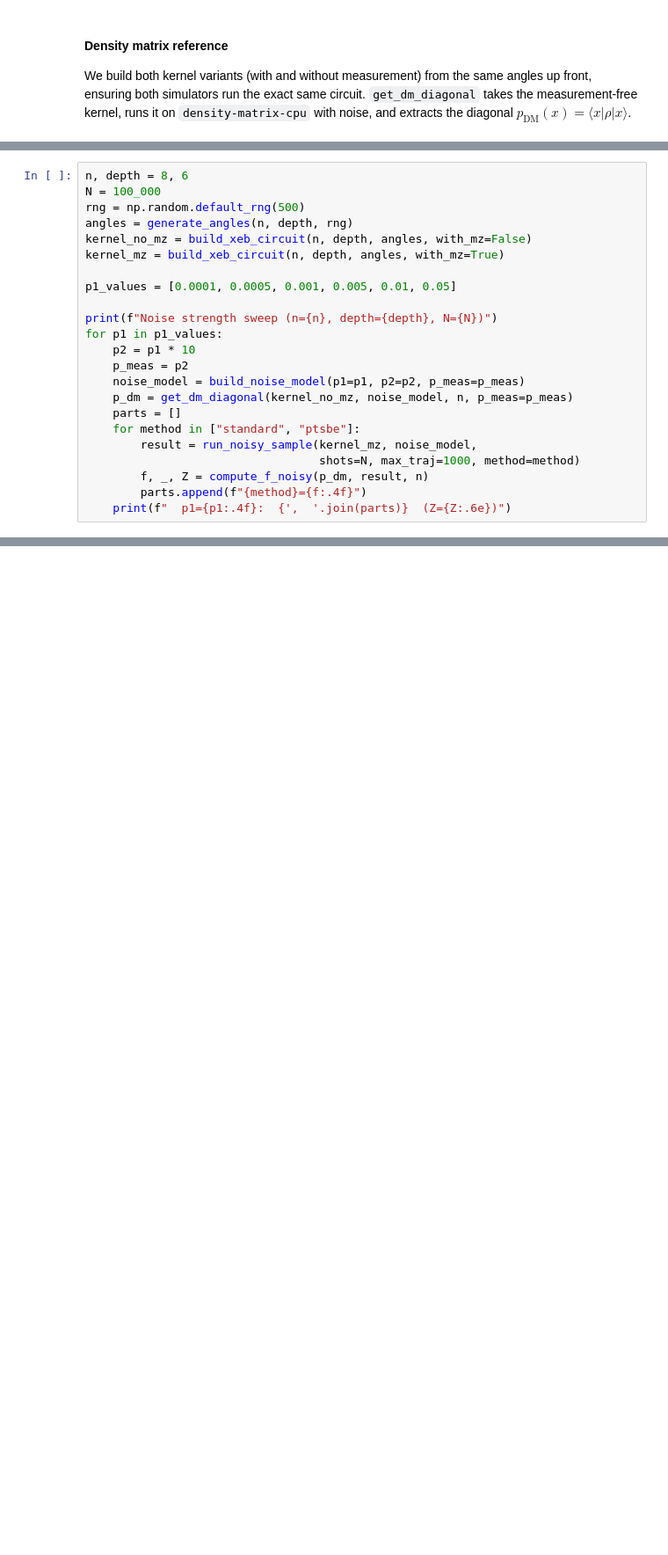
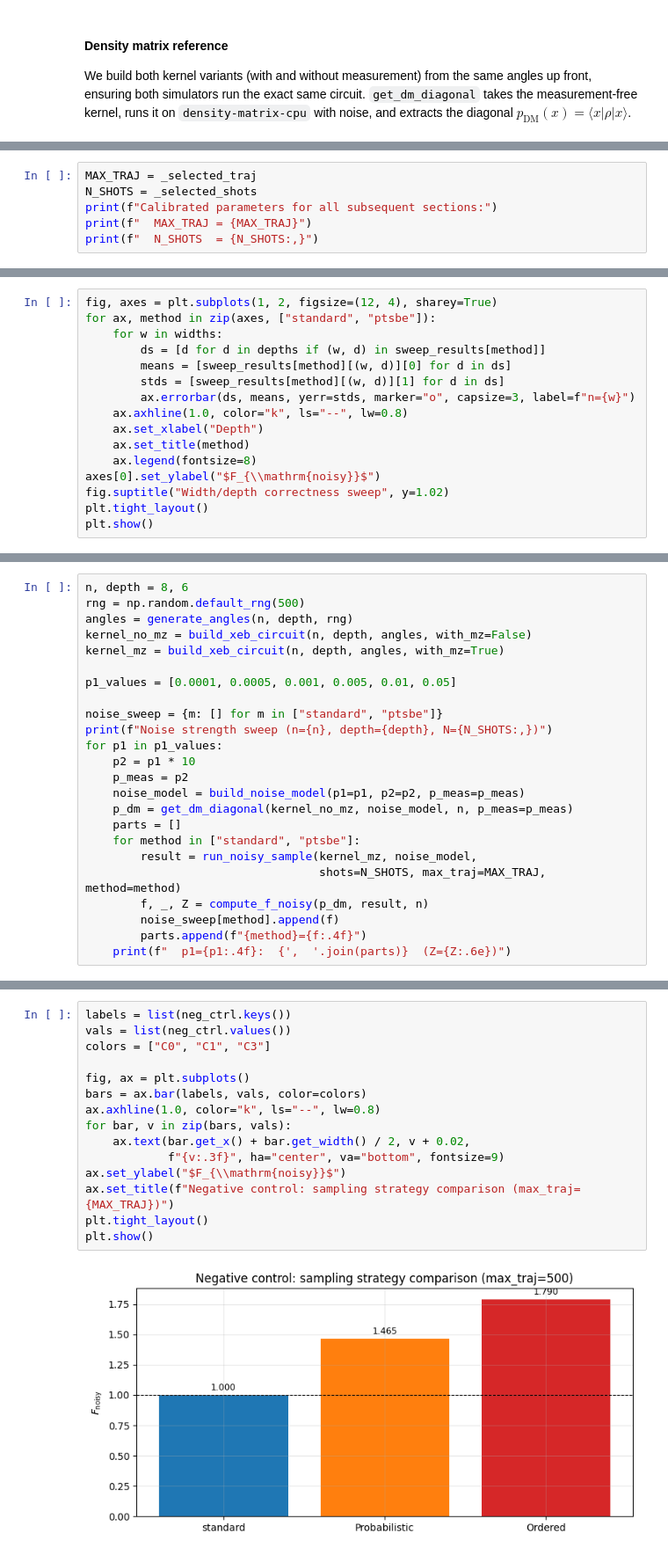
Before and after one commit to taalexander/cuda-quantum, a Jupyter notebook: docs/sphinx/examples/python/ptsbe_accuracy_verification.ipynb, the cells around one changed output, grey strips where cells are left out. Shown at 88% size. Saved outputs shown, nothing was run; the diff lists cells and outputs as text; blank space fills up the shorter version.

```diff
--- a/docs/sphinx/examples/python/ptsbe_accuracy_verification.ipynb
+++ b/docs/sphinx/examples/python/ptsbe_accuracy_verification.ipynb
@@ -476,0 +440,6 @@ for N in shot_counts:
+# %%
+MAX_TRAJ = _selected_traj
+N_SHOTS = _selected_shots
+print(f"Calibrated parameters for all subsequent sections:")
+print(f"  MAX_TRAJ = {MAX_TRAJ}")
+print(f"  N_SHOTS  = {N_SHOTS:,}")
@@ -477 +504,17 @@ for N in shot_counts:
+# %%
+fig, axes = plt.subplots(1, 2, figsize=(12, 4), sharey=True)
+for ax, method in zip(axes, ["standard", "ptsbe"]):
+    for w in widths:
+        ds = [d for d in depths if (w, d) in sweep_results[method]]
+        means = [sweep_results[method][(w, d)][0] for d in ds]
+        stds = [sweep_results[method][(w, d)][1] for d in ds]
+        ax.errorbar(ds, means, yerr=stds, marker="o", capsize=3, label=f"n={w}")
+    ax.axhline(1.0, color="k", ls="--", lw=0.8)
+    ax.set_xlabel("Depth")
+    ax.set_title(method)
+    ax.legend(fontsize=8)
+axes[0].set_ylabel("$F_{\\mathrm{noisy}}$")
+fig.suptitle("Width/depth correctness sweep", y=1.02)
+plt.tight_layout()
+plt.show()
 # %% [markdown]
@@ -480,7 +523,6 @@ for N in shot_counts:
 $F_{\text{noisy}}$ vs single-qubit error rate $p_1$ for a fixed circuit. Both simulators use the same noise at each rate. $F_{\text{noisy}}$ should stay near 1.0 across all rates, confirming the metric is not regime-dependent.
 # %%
 n, depth = 8, 6
-N = 100_000
 rng = np.random.default_rng(500)
 angles = generate_angles(n, depth, rng)
 kernel_no_mz = build_xeb_circuit(n, depth, angles, with_mz=False)
@@ -488,7 +530,8 @@ kernel_mz = build_xeb_circuit(n, depth, angles, with_mz=True)
 
 p1_values = [0.0001, 0.0005, 0.001, 0.005, 0.01, 0.05]
 
-print(f"Noise strength sweep (n={n}, depth={depth}, N={N})")
+noise_sweep = {m: [] for m in ["standard", "ptsbe"]}
+print(f"Noise strength sweep (n={n}, depth={depth}, N={N_SHOTS:,})")
 for p1 in p1_values:
     p2 = p1 * 10
     p_meas = p2
@@ -497,7 +540,8 @@ for p1 in p1_values:
     parts = []
     for method in ["standard", "ptsbe"]:
         result = run_noisy_sample(kernel_mz, noise_model,
-                                  shots=N, max_traj=1000, method=method)
+                                  shots=N_SHOTS, max_traj=MAX_TRAJ, method=method)
         f, _, Z = compute_f_noisy(p_dm, result, n)
+        noise_sweep[method].append(f)
         parts.append(f"{method}={f:.4f}")
     print(f"  p1={p1:.4f}:  {',  '.join(parts)}  (Z={Z:.6e})")
@@ -544,0 +677,17 @@ for method in ["standard", "ptsbe"]:
+# %%
+labels = list(neg_ctrl.keys())
+vals = list(neg_ctrl.values())
+colors = ["C0", "C1", "C3"]
+
+fig, ax = plt.subplots()
+bars = ax.bar(labels, vals, color=colors)
+ax.axhline(1.0, color="k", ls="--", lw=0.8)
+for bar, v in zip(bars, vals):
+    ax.text(bar.get_x() + bar.get_width() / 2, v + 0.02,
+            f"{v:.3f}", ha="center", va="bottom", fontsize=9)
+ax.set_ylabel("$F_{\\mathrm{noisy}}$")
+ax.set_title(f"Negative control: sampling strategy comparison (max_traj={MAX_TRAJ})")
+plt.tight_layout()
+plt.show()
+# %% [output]
+[figure, added]
```
Also changed, not shown: parts of 38 cells of this notebook.
